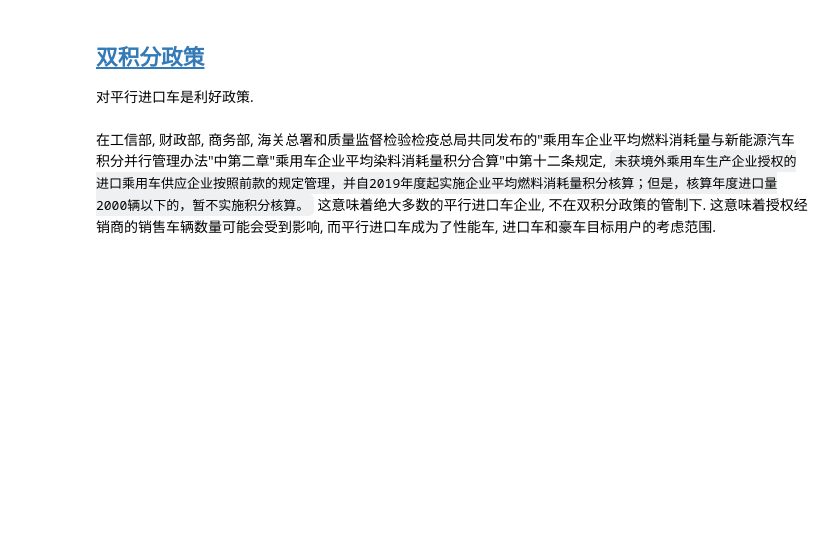
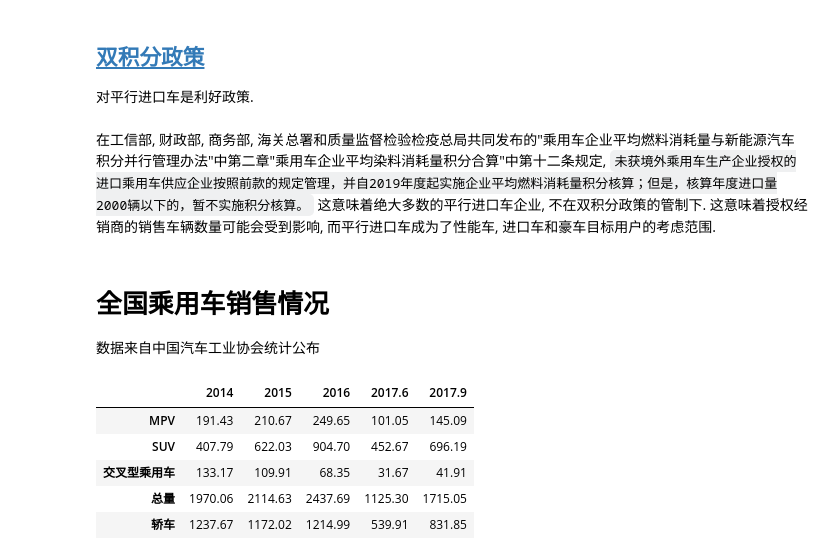
Before and after one commit to minibear0523/ParallelImportCarsResearch, a Jupyter notebook: source/ParallelImportCarsData.ipynb, the cells around one changed output. Saved outputs shown, nothing was run; the diff lists cells and outputs as text; code cells hidden in the pictures; blank space fills up the shorter version.

````diff
--- a/source/ParallelImportCarsData.ipynb
+++ b/source/ParallelImportCarsData.ipynb
@@ -347,3 +347,44 @@ import_cars_2014_2017_df
 对平行进口车是利好政策.
 # %% [markdown]
 在工信部, 财政部, 商务部, 海关总署和质量监督检验检疫总局共同发布的"乘用车企业平均燃料消耗量与新能源汽车积分并行管理办法"中第二章"乘用车企业平均染料消耗量积分合算"中第十二条规定, ```未获境外乘用车生产企业授权的进口乘用车供应企业按照前款的规定管理，并自2019年度起实施企业平均燃料消耗量积分核算；但是，核算年度进口量2000辆以下的，暂不实施积分核算。``` 这意味着绝大多数的平行进口车企业, 不在双积分政策的管制下. 这意味着授权经销商的销售车辆数量可能会受到影响, 而平行进口车成为了性能车, 进口车和豪车目标用户的考虑范围.
+# %% [markdown]
+# 全国乘用车销售情况
+数据来自中国汽车工业协会统计公布
+# %%
+china_cars_sale_data = {
+    '2014': {
+        '总量': 1970.06,
+        '轿车': 1237.67,
+        'MPV': 191.43,
+        'SUV': 407.79,
+        '交叉型乘用车': 133.17
+    },
+    '2015': {
+        '总量': 2114.63,
+        '轿车': 1172.02,
+        'MPV': 210.67,
+        'SUV': 622.03,
+        '交叉型乘用车': 109.91
+    },
+    '2016': {
+        '总量': 2437.69,
+        '轿车': 1214.99,
+        'MPV': 249.65,
+        'SUV': 904.70,
+        '交叉型乘用车': 68.35
+    },
+    '2017.6': {
+        '总量': 1125.30,
+        '轿车': 539.91,
+        'MPV': 101.05,
+        'SUV': 452.67,
+        '交叉型乘用车': 31.67
+    },
+    '2017.9': {
+        '总量': 1715.05,
+        '轿车': 831.85,
+        'MPV': 145.09,
+        'SUV': 696.19,
+        '交叉型乘用车': 41.91
+    }
+}
@@ -349,0 +393,9 @@ import_cars_2014_2017_df
+# %%
+china_cars_sale_2014_2017_df
+# %% [output]
+|  | 2014 | 2015 | 2016 | 2017.6 | 2017.9 |
+| MPV | 191.43 | 210.67 | 249.65 | 101.05 | 145.09 |
+| SUV | 407.79 | 622.03 | 904.70 | 452.67 | 696.19 |
+| 交叉型乘用车 | 133.17 | 109.91 | 68.35 | 31.67 | 41.91 |
+| 总量 | 1970.06 | 2114.63 | 2437.69 | 1125.30 | 1715.05 |
+| 轿车 | 1237.67 | 1172.02 | 1214.99 | 539.91 | 831.85 |
````
Also changed, not shown: parts of 15 cells of this notebook, 3 other files.
